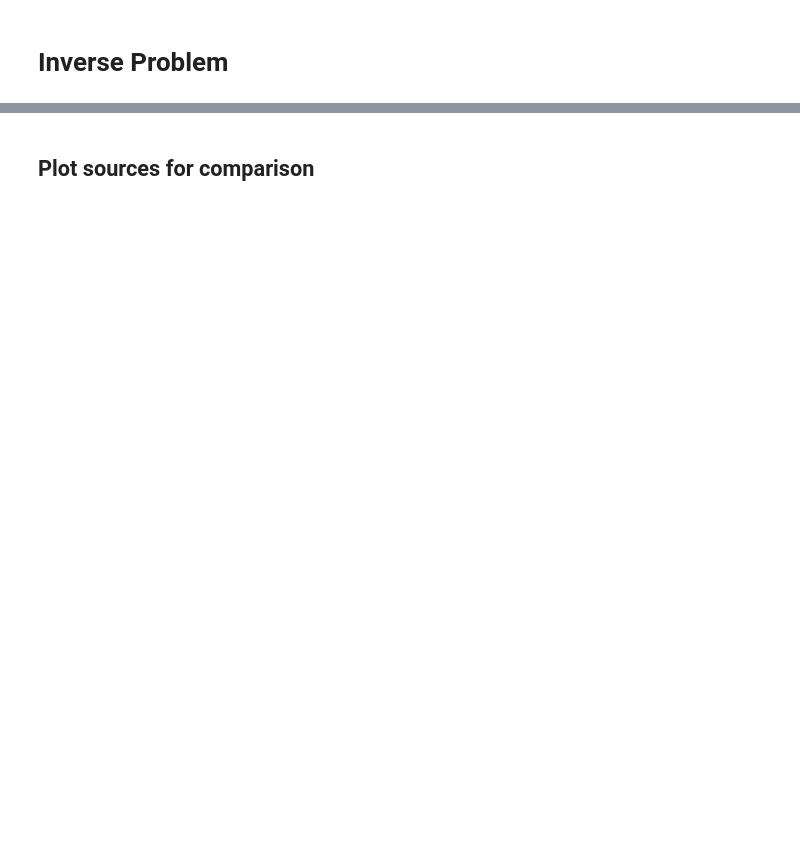
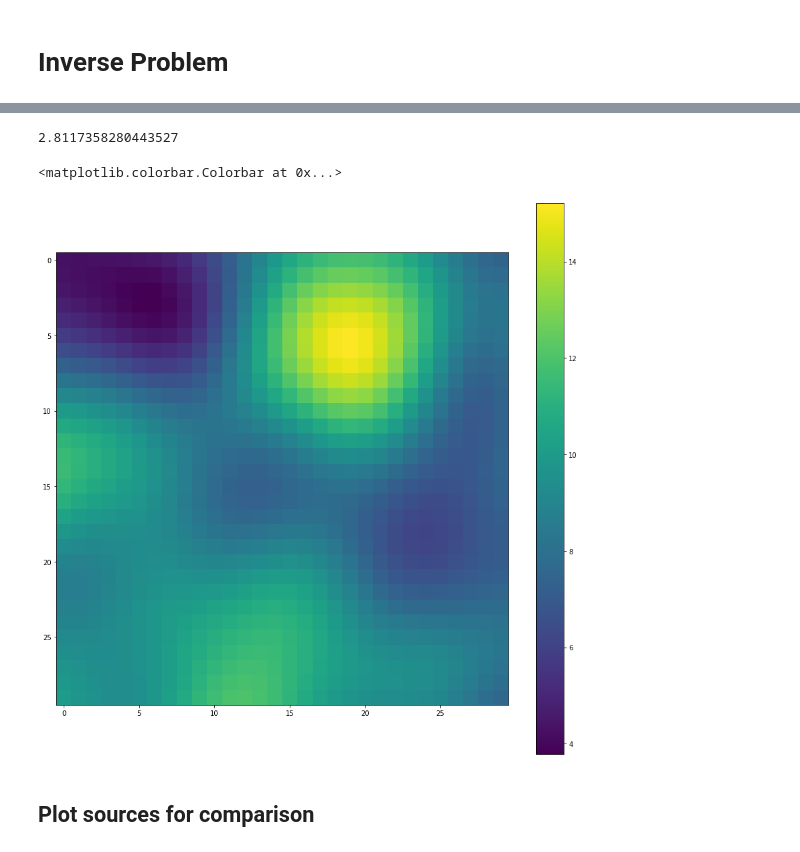
Before and after one commit to SheffieldML/advectionGP, a Jupyter notebook: jupyter/PDEClassFullRun.ipynb, the cells around one changed output, grey strips where cells are left out. Saved outputs shown, nothing was run; the diff lists cells and outputs as text; code cells hidden in the pictures; blank space fills up the shorter version.

```diff
--- a/jupyter/PDEClassFullRun.ipynb
+++ b/jupyter/PDEClassFullRun.ipynb
@@ -43,6 +60,7 @@ sensors = FixedSensorModel(X,1) # establish sensor model arguments are sensor lo
 
 
 k_0 = 0.01 #Diffusion
+R=0.1
 noiseSD = 0.05 #Observation noise
 N_feat=2000 # number of features used to approximate ground truth GP
 boundary = ([0,0,0],[10,10,10])# corners of the grid - in units of space
@@ -52,17 +70,30 @@ wind=np.cos(np.linspace(0,6*np.pi,res[1]))*0.05
 u=[]
 u.append(np.ones(res)*wind) #x direction wind
 u.append(np.ones(res)*0.0) # y direction wind
-m = Model(resolution=res,boundary=boundary,N_feat=N_feat,noiseSD=noiseSD,kernel=k,sensormodel=sensors,u=u,k_0=k_0) #initiate PDE model to build concentration
+m = Model(resolution=res,boundary=boundary,N_feat=N_feat,noiseSD=noiseSD,kernel=k,sensormodel=sensors,u=u,k_0=k_0,R=R) #initiate PDE model to build concentration
 
 dt,dx,dy,dx2,dy2,Nt,Nx,Ny = m.getGridStepSize() # useful numbers!
 
 z=np.random.normal(0,1.0,N_feat) # Generate z to compute source
-source=m.computeSourceFromPhi(z) # Compute source
+source=(m.computeSourceFromPhi(z))+5# Compute source
+#source[source<0]=0
 
-source = np.zeros(m.resolution)
-#source[0,int(Nx/2)-1,int(Ny/2)-1] = 10.0
-source[:,15:25,15:25] = 20
+#source = np.zeros(m.resolution)
+##source[0,int(Nx/2)-1,int(Ny/2)-1] = 10.0
+#source[:,15:25,15:25] = 5
+#source[:,2:7,2:7] = 25
+#source[:,7:12,15:20] = 25
+#source[:,18:28,10:20] = 25
 
 concTrain=m.computeConcentration(source) # Compute concentration - runs advection diffusion forward model
+yTrain= m.computeObservations() # Compute observations with noise uses m.sensormodel for observation locations
+concTrainNN=m.computeConcentrationNonNegative(source) # Compute concentration - runs advection diffusion forward model
+yTrainNN= m.computeObservations() # Compute observations with noise uses m.sensormodel for observation locations
+
+m.sensormodel=sensorsTest
+yTest= m.computeObservations()
+
+print(np.min(concTrain))
+print(np.min(yTest))
 # %% [output]
 WARNING: spatial grid size does not meet the finite difference advection diffusion stability criteria
@@ -90,3 +133,13 @@ Calculating Phis...
+# %%
+(np.square(np.subtract(source,sourceInferNN))).mean() #MSE between ground truth and inferred source
+# %% [output]
+2.8117358280443527
+# %%
+plt.imshow(concTrain[10])
+plt.colorbar()
+# %% [output]
+<matplotlib.colorbar.Colorbar at 0x...>
+[figure, added]
 # %% [markdown]
 ## Plot sources for comparison
 # %%
```
Also changed, not shown: parts of 19 cells of this notebook, 1 other file.
